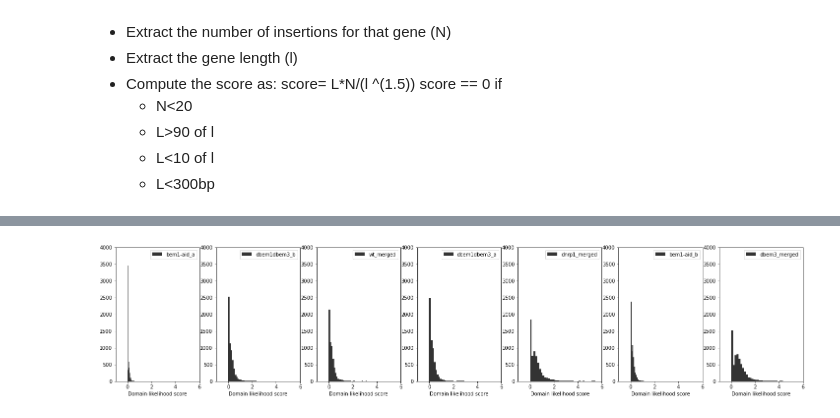
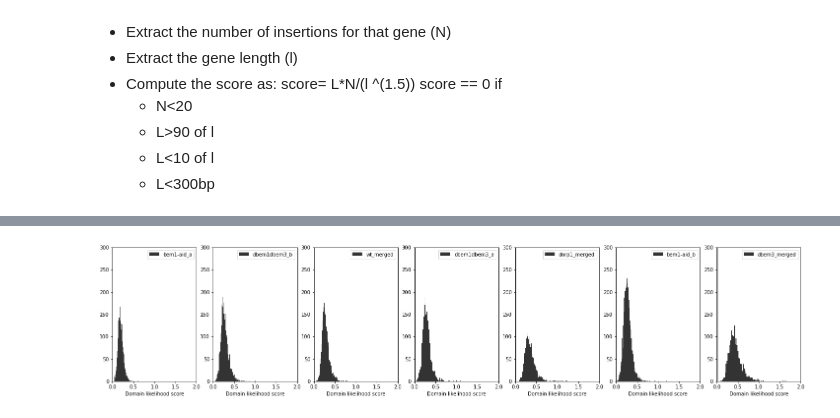
Before and after one commit to SATAY-LL/comparative-analysis-among-strains, a Jupyter notebook: src/scores_essentiality_from_Benoit_paper.ipynb, the cells around one changed output, grey strips where cells are left out. Cells and saved outputs as stored; diff of their text form; code cells hidden in the pictures.

```diff
--- a/src/scores_essentiality_from_Benoit_paper.ipynb
+++ b/src/scores_essentiality_from_Benoit_paper.ipynb
@@ -122,21 +153,21 @@ array(['AAC1', 'AAC3', 'AAD3', ..., 'ZPS1', 'ZTA1', 'ZUO1'], dtype=object)
 # %%
 fig, ax = plt.subplots(nrows=1, ncols=len(backgrounds), figsize=(25, 5))
 cm = plt.cm.get_cmap('RdYlBu_r')
 #color=cm(i/len(backgrounds))
 for i in np.arange(0,len(backgrounds)):
 
     ax[i].hist(scores_all_pd.loc[backgrounds[i]]["value"], bins=100, alpha=0.8, label=backgrounds[i], color="black")
     # plt.legend(loc='upper right')
-    ax[i].set_xlim([-1,6])
-    ax[i].set_ylim([0,4000])
+    ax[i].set_xlim([0,2])
+    ax[i].set_ylim([0,300])
     ax[i].set_xlabel('Domain likelihood score')
 
 
     ax[i].legend(loc='upper right')
 
 fig.savefig("../figures/fig_histogram_domain_likelihood_score_per_background.png",dpi=300)
 # %% [output]
-[figure, old version]
+[figure, new version]
 # %%
 ## Matrix where the rows are the unique genes from the scores and the columns are the backgrounds.
 # Fill a 1 if that gene has a score=0 in that background, otherwise fill 0.
```
Also changed, not shown: parts of 13 cells of this notebook, 6 other files.
